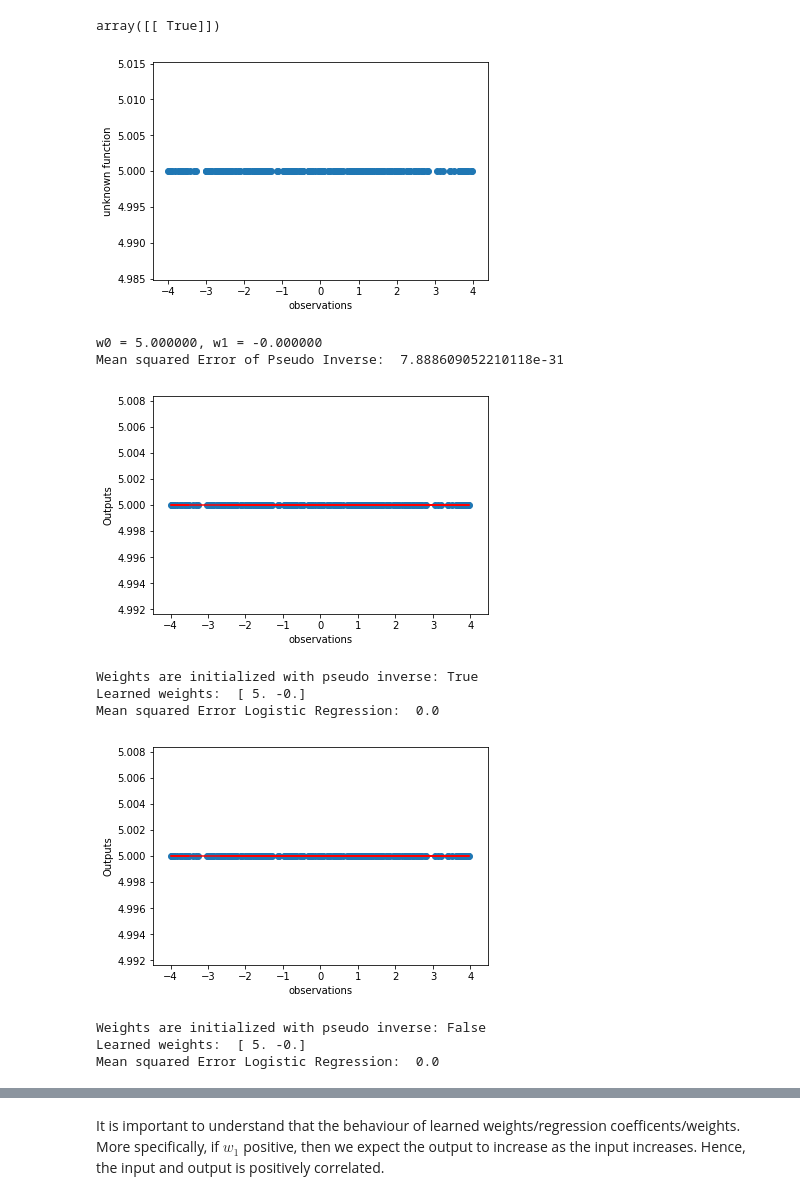
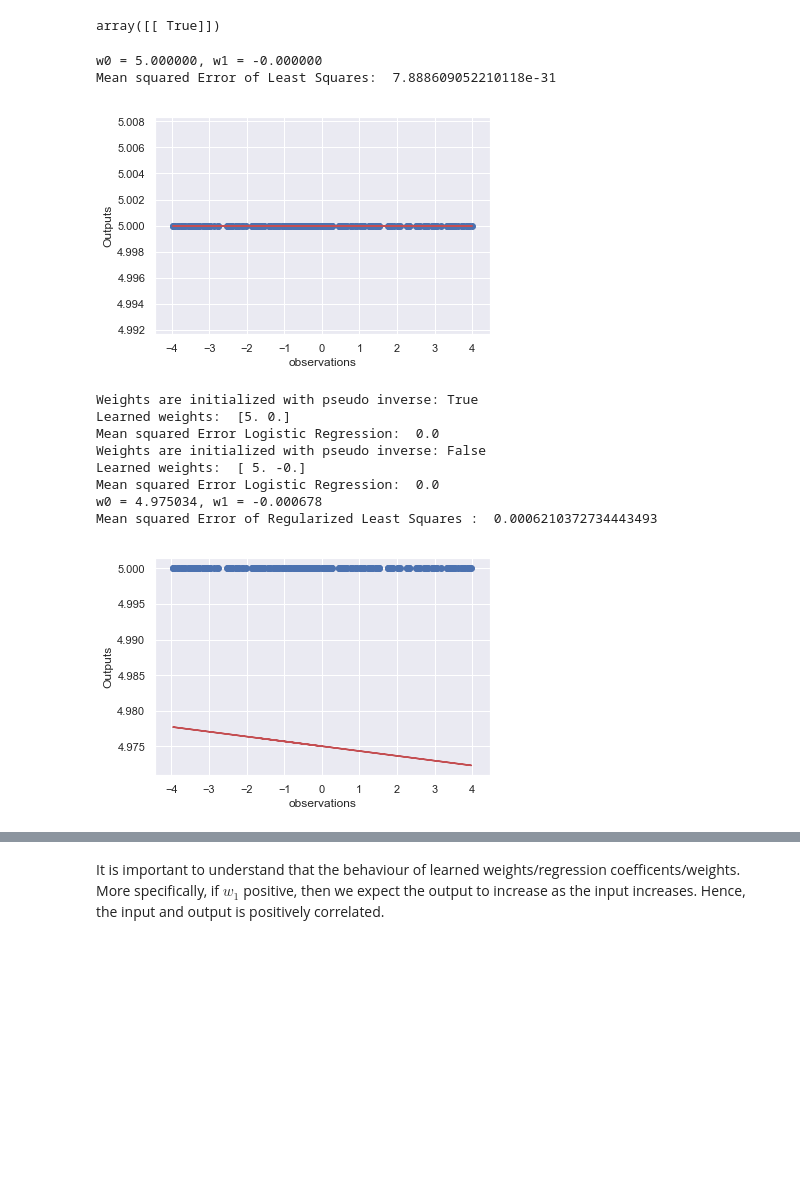
Before and after one commit to Demirrr/Fundamentals, a Jupyter notebook: linear_models/models.ipynb, the cells around one changed output, grey strips where cells are left out. Saved outputs shown, nothing was run; the diff lists cells and outputs as text; code cells hidden in the pictures; blank space fills up the shorter version.

Commit message:
regularized least squares implemented

```diff
--- a/linear_models/models.ipynb
+++ b/linear_models/models.ipynb
@@ -94,6 +116,8 @@ array([[ True]])
 import numpy as np
 import matplotlib.pylab as plt
 import math
+import seaborn as sns
+sns.set(style="darkgrid")
 from sklearn.metrics import mean_squared_error
 np.random.seed(2)
 # %%
@@ -215,28 +260,33 @@ class LinearModel(object):
 # %%
 g=DataGeneratingProcess()
 X,y=g.generate_regression(200)
-g.plot()
+#g.plot()
 
 model=LinearModel()
 model.fit_pseudo_inverse(X.copy(),y.copy())
 model.plot(X.copy())
 
 model=LinearModel()
 model.fit_regression(X.copy(),y.copy())
-model.plot(X.copy())
+#model.plot(X.copy())
 
 model=LinearModel(num_epoch=20000)
-model.fit_regression(X,y,init_pseudo_inverse=False)
+model.fit_regression(X.copy(),y.copy(),init_pseudo_inverse=False)
+#model.plot(X.copy())
+
+model=LinearModel()
+model.fit_regularized_least_squares(X.copy(),y,lambda_=1)
 model.plot(X.copy())
 # %% [output]
+w0 = 5.000000, w1 = -0.000000
+Mean squared Error of Least Squares:  7.888609052210118e-31
-[figure, old version]
+[figure, new version]
-w0 = 5.000000, w1 = -0.000000
-Mean squared Error of Pseudo Inverse:  7.888609052210118e-31
+Weights are initialized with pseudo inverse: True
+Learned weights:  [5. 0.]
+Mean squared Error Logistic Regression:  0.0
+Weights are initialized with pseudo inverse: False
+Learned weights:  [ 5. -0.]
+Mean squared Error Logistic Regression:  0.0
+w0 = 4.975034, w1 = -0.000678
+Mean squared Error of Regularized Least Squares :  0.0006210372734443493
-[figure, old version]
+[figure, new version]
-Weights are initialized with pseudo inverse: True
-Learned weights:  [ 5. -0.]
-Mean squared Error Logistic Regression:  0.0
-[figure, removed]
-Weights are initialized with pseudo inverse: False
-Learned weights:  [ 5. -0.]
-Mean squared Error Logistic Regression:  0.0
```
Also changed, not shown: parts of 92 cells of this notebook.
